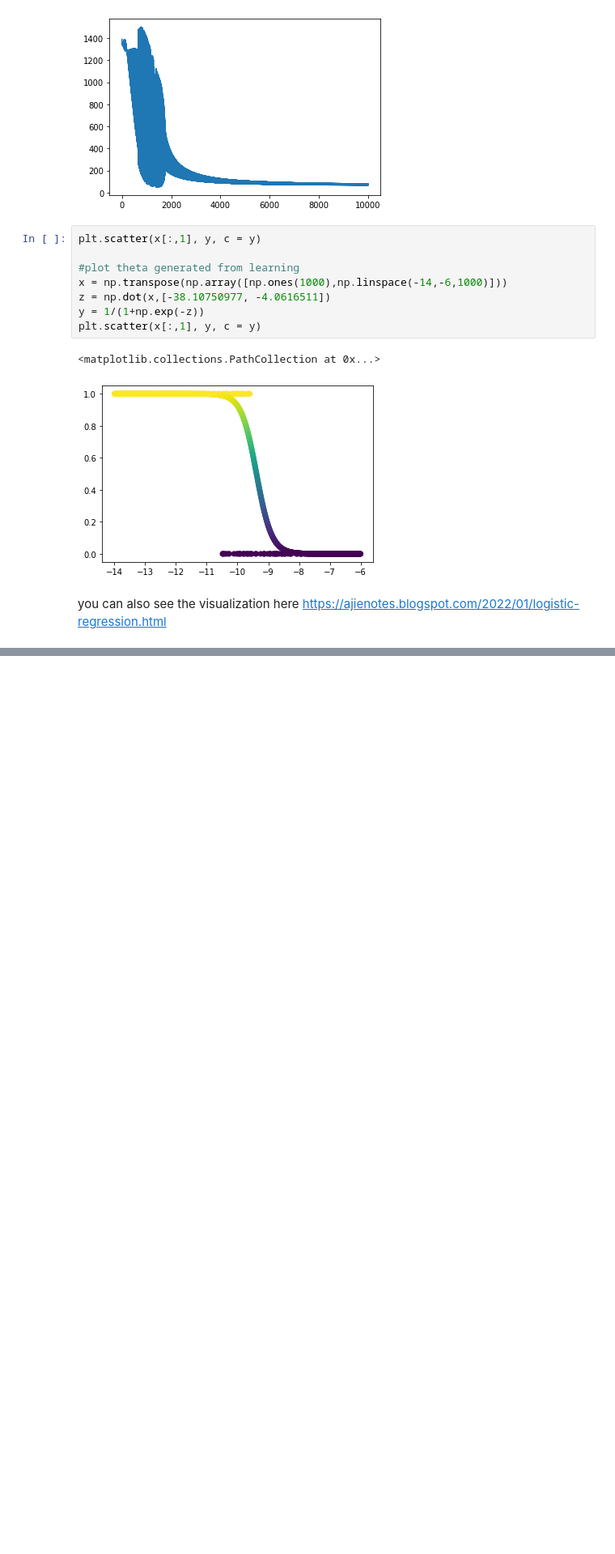
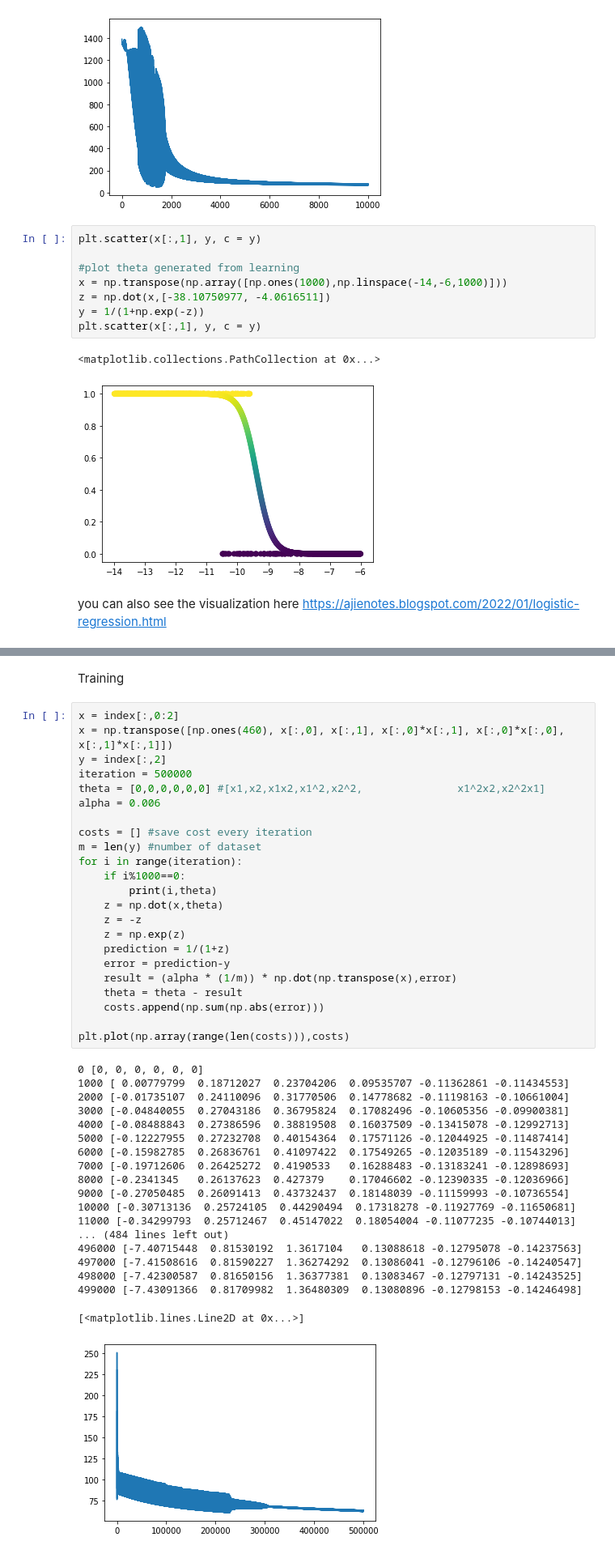
Before and after one commit to ajiekurniawansaputra/RegressionVisualize, a Jupyter notebook: LogisticRegression/Logistic Regression Notebook.ipynb, the cells around one changed output, grey strips where cells are left out. Shown: that part at 81% size. Saved outputs shown, nothing was run; the diff lists cells and outputs as text; blank space fills up the shorter version.

```diff
--- a/LogisticRegression/Logistic Regression Notebook.ipynb
+++ b/LogisticRegression/Logistic Regression Notebook.ipynb
@@ -174,0 +225,45 @@ you can also see the visualization here https://ajienotes.blogspot.com/2022/01/l
+# %% [markdown]
+Training
+# %%
+x = index[:,0:2]
+x = np.transpose([np.ones(460), x[:,0], x[:,1], x[:,0]*x[:,1], x[:,0]*x[:,0], x[:,1]*x[:,1]])
+y = index[:,2]
+iteration = 500000
+theta = [0,0,0,0,0,0] #[x1,x2,x1x2,x1^2,x2^2,               x1^2x2,x2^2x1]
+alpha = 0.006
+
+costs = [] #save cost every iteration
+m = len(y) #number of dataset
+for i in range(iteration):
+    if i%1000==0:
+        print(i,theta)
+    z = np.dot(x,theta)
+    z = -z
+    z = np.exp(z)
+    prediction = 1/(1+z)
+    error = prediction-y
+    result = (alpha * (1/m)) * np.dot(np.transpose(x),error)
+    theta = theta - result
+    costs.append(np.sum(np.abs(error)))
+
+plt.plot(np.array(range(len(costs))),costs)
+# %% [output]
+0 [0, 0, 0, 0, 0, 0]
+1000 [ 0.00779799  0.18712027  0.23704206  0.09535707 -0.11362861 -0.11434553]
+2000 [-0.01735107  0.24110096  0.31770506  0.14778682 -0.11198163 -0.10661004]
+3000 [-0.04840055  0.27043186  0.36795824  0.17082496 -0.10605356 -0.09900381]
+4000 [-0.08488843  0.27386596  0.38819508  0.16037509 -0.13415078 -0.12992713]
+5000 [-0.12227955  0.27232708  0.40154364  0.17571126 -0.12044925 -0.11487414]
+6000 [-0.15982785  0.26836761  0.41097422  0.17549265 -0.12035189 -0.11543296]
+7000 [-0.19712606  0.26425272  0.4190533   0.16288483 -0.13183241 -0.12898693]
+8000 [-0.2341345   0.26137623  0.427379    0.17046602 -0.12390335 -0.12036966]
+9000 [-0.27050485  0.26091413  0.43732437  0.18148039 -0.11159993 -0.10736554]
+10000 [-0.30713136  0.25724105  0.44290494  0.17318278 -0.11927769 -0.11650681]
+11000 [-0.34299793  0.25712467  0.45147022  0.18054004 -0.11077235 -0.10744013]
+... (484 lines left out)
+496000 [-7.40715448  0.81530192  1.3617104   0.13088618 -0.12795078 -0.14237563]
+497000 [-7.41508616  0.81590227  1.36274292  0.13086041 -0.12796106 -0.14240547]
+498000 [-7.42300587  0.81650156  1.36377381  0.13083467 -0.12797131 -0.14243525]
+499000 [-7.43091366  0.81709982  1.36480309  0.13080896 -0.12798153 -0.14246498]
+[<matplotlib.lines.Line2D at 0x...>]
+[figure, added]
```
Also changed, not shown: parts of 11 cells of this notebook, 2 other files.
